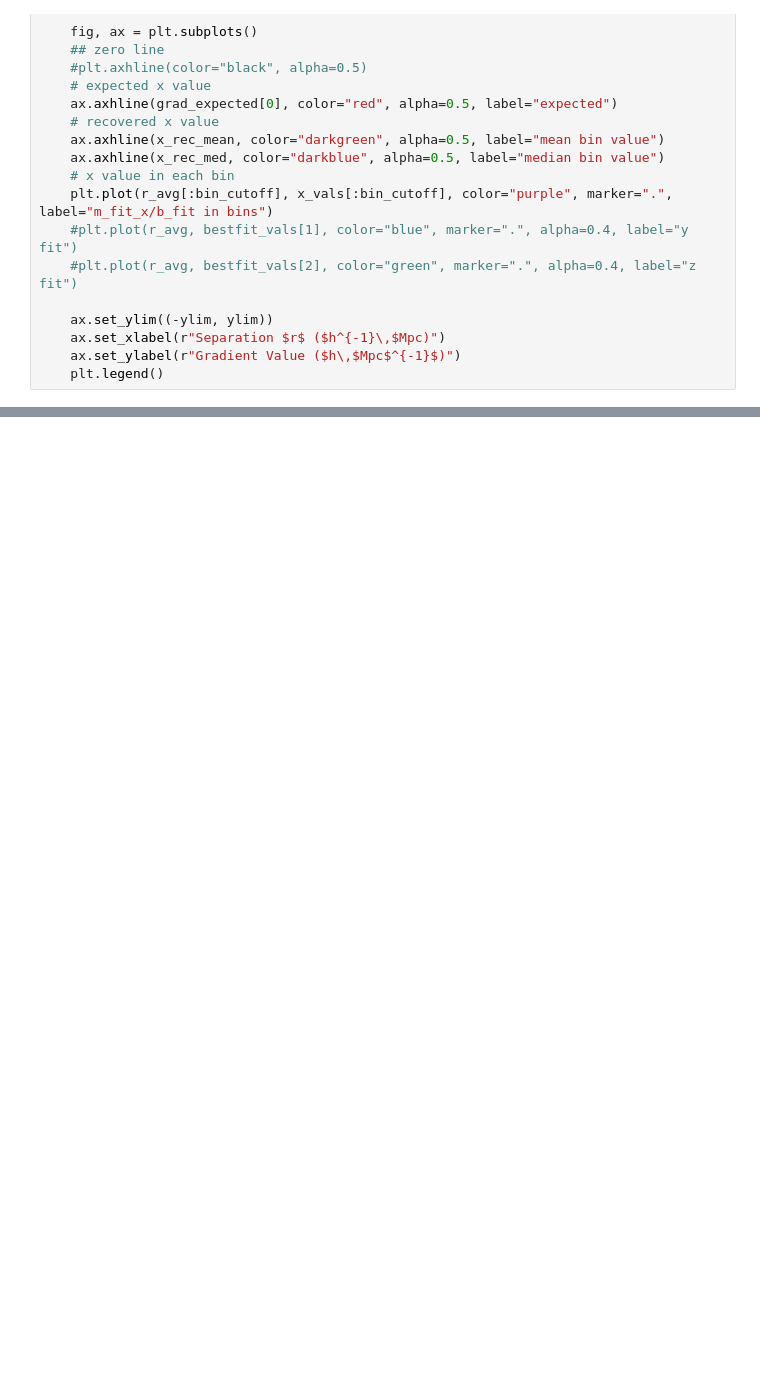
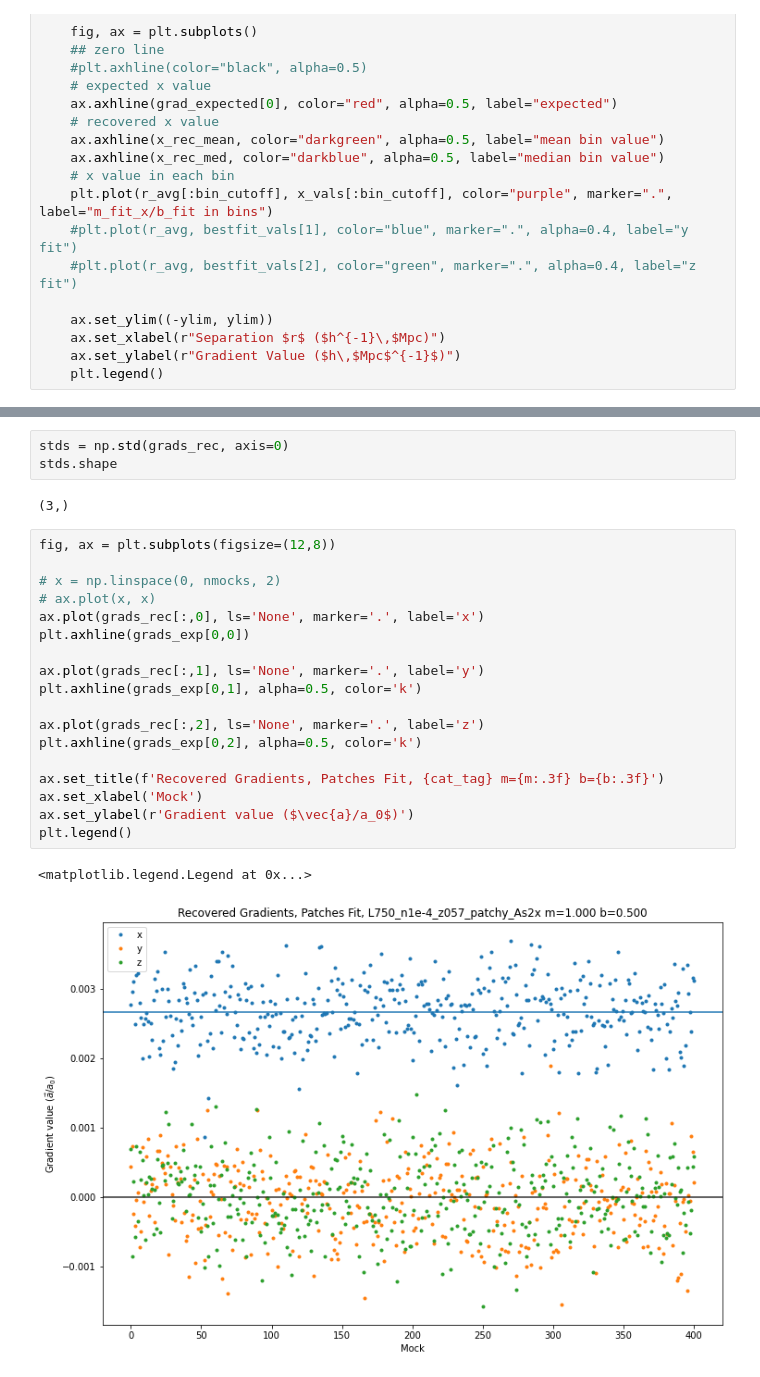
Before and after one commit to abbyw24/CFE_gradients, a Jupyter notebook: notebooks/lst_sq_fit_vals.ipynb, the cells around one changed output, grey strips where cells are left out. Saved outputs shown, nothing was run; the diff lists cells and outputs as text; blank space fills up the shorter version.

```diff
--- a/notebooks/lst_sq_fit_vals.ipynb
+++ b/notebooks/lst_sq_fit_vals.ipynb
@@ -221,0 +124,26 @@ plt.legend()
+# %%
+stds = np.std(grads_rec, axis=0)
+stds.shape
+# %% [output]
+(3,)
+# %%
+fig, ax = plt.subplots(figsize=(12,8))
+
+# x = np.linspace(0, nmocks, 2)
+# ax.plot(x, x)
+ax.plot(grads_rec[:,0], ls='None', marker='.', label='x')
+plt.axhline(grads_exp[0,0])
+
+ax.plot(grads_rec[:,1], ls='None', marker='.', label='y')
+plt.axhline(grads_exp[0,1], alpha=0.5, color='k')
+
+ax.plot(grads_rec[:,2], ls='None', marker='.', label='z')
+plt.axhline(grads_exp[0,2], alpha=0.5, color='k')
+
+ax.set_title(f'Recovered Gradients, Patches Fit, {cat_tag} m={m:.3f} b={b:.3f}')
+ax.set_xlabel('Mock')
+ax.set_ylabel(r'Gradient value ($\vec{a}/a_0$)')
+plt.legend()
+# %% [output]
+<matplotlib.legend.Legend at 0x...>
+[figure, added]
```
Also changed, not shown: parts of 33 cells of this notebook, 7 other files.
